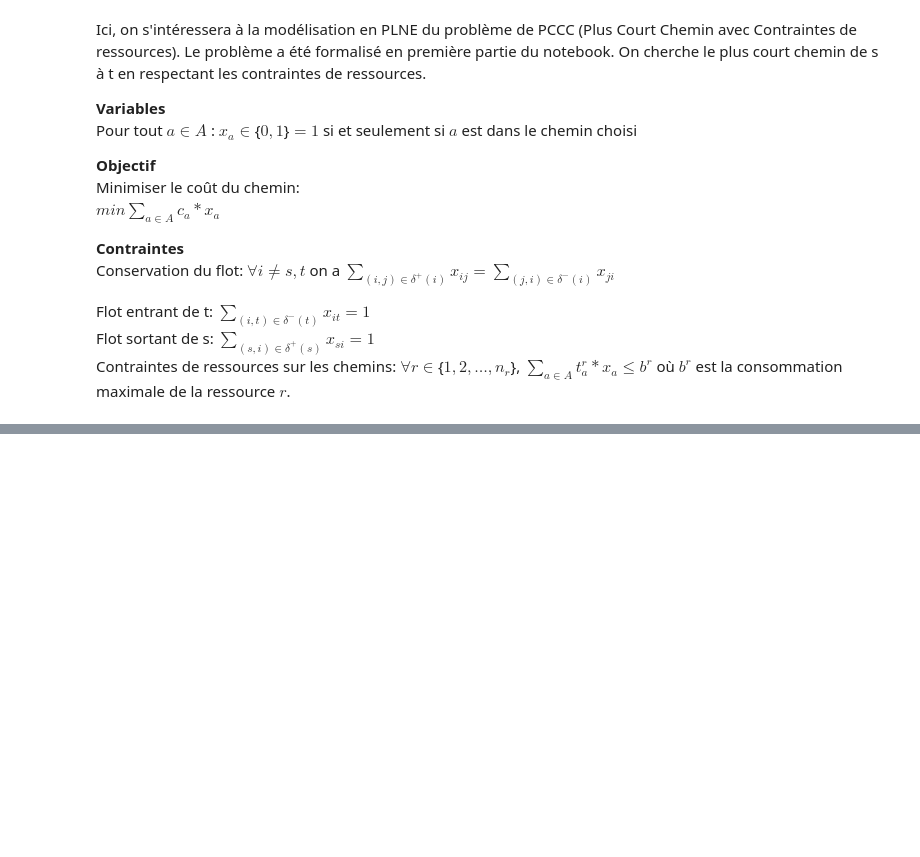
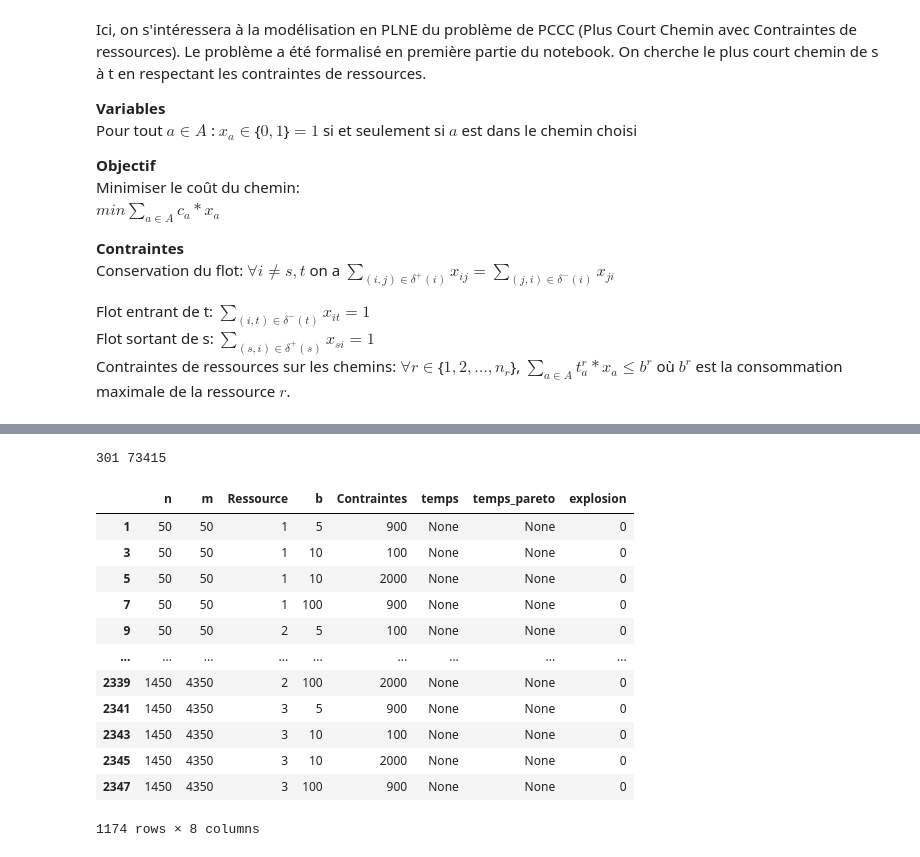
Before and after one commit to dmkant/Camino, a Jupyter notebook: Rendu_Intermediaire.ipynb, the cells around one changed output, grey strips where cells are left out. Drawn from its saved outputs; the diff is of its cells as text; code cells hidden in the pictures; blank space fills up the shorter version.

Commit message:
PLNE n-graphe

```diff
--- a/Rendu_Intermediaire.ipynb
+++ b/Rendu_Intermediaire.ipynb
@@ -30,8 +40,6 @@ On cherche a trouver un chemin qui minimise le coût et dont la consommation de
 ## Modélisation et génération du graphe
 Nous avons décidé de modéliser nos graphes à l'aide du paradigme de la Programmation Orienté Objet(POO). Vous pouvez voir ci-dessous la classe *Graphe* dont chaque instance contient les attributs **ressource** (liste contenant l'ensemble des ressources),**nb_ressource**,  **noeud**, **nb_arc**  et **arc** (dictionnaire contenant l'ensemble des arcs avec leurs coût et leur consommation de ressource)
 # %%
-import numpy as np
-import numpy.random as r
 
 """
     Modélisation d'un graphe : classe Graphe
@@ -111,7 +119,8 @@ class Graphe:
                 self.arc[origin[i]][dest[i]]=np.array([conso[i]])
                 self.nb_arc+=1
             else:
-                if (conso[i] not in self.arc[origin[i]][dest[i]]):
+                present=any([all(conso[i]==self.arc[origin[i]][dest[i]][h]) for h in range(len(self.arc[origin[i]][dest[i]]))])
+                if (not present):
                     self.arc[origin[i]][dest[i]]=np.append(self.arc[origin[i]][dest[i]],np.array([conso[i]]),axis=0)
                     self.nb_arc+=1
                 else:
@@ -140,7 +149,6 @@ class Graphe:
     #Fonction affichant le graphe sous forme
     # Sommet(nombre de successeurs) : [{successeur_i : vecteur conso }, ... ]
     def affiche(self):
-        print("Les ressources de ce graph sont : ", self.ressource)
         for key in self.arc.keys():
             print(str(key)+"("+str(len(self.arc[key]))+"): [ ",end="")
             for cle in self.arc[key].keys():
@@ -609,0 +672,22 @@ g.affiche()
+# %%
+"COMPARAISON DES GENERATEURS DE GRAPHES"
+
+n=[i for i in range(50,501,50)]
+temps1,temps2=[],[]
+for i in range(len(n)):
+    print("==========ITERATION========== :",i)
+    moy1,moy2,moy3=[],[],[]
+    for k in range(5):
+        start_time = time.time()
+        G1 = graphe_alea(n[i])
+        moy1+=[time.time()-start_time]
+        print("sommet",n[i],"arc", G1.nb_arc)
+        start_time = time.time()
+        G2=generateur_graph(n[i], G1.nb_arc,graph_simple=False)
+        moy2+=[time.time()-start_time]
+    temps1+=[np.sum(np.array(moy1))/5]
+    temps2+=[np.sum(np.array(moy2))/5]
+# %%
+print(len(G1.noeud),G1.nb_arc)
+# %% [output]
+301 73415
@@ -609,0 +702,33 @@ g.affiche()
+# %%
+
+n=[i for i in range(50,1500,50)]
+m=[1,2,3]
+nb_res=[1,2,3]
+b=[5,10,100]
+C=[100,900,2000]
+resu=[list(tup) for tup in it.product(n,m,nb_res,b,C)]
+for i in range(len(resu)):
+  resu[i][1]=int(resu[i][1]*resu[i][0])
+df=pd.DataFrame(resu,columns = ['n', 'm', 'Ressource', 'b','Contraintes'])
+df['temps']=None
+df['temps_pareto']=None
+df['explosion']=0
+
+#Aboa
+df[::][0:df.shape[0]:2]
+#Hugo
+df[::][1:df.shape[0]:2]
+# %% [output]
+|  | n | m | Ressource | b | Contraintes | temps | temps_pareto | explosion |
+| 1 | 50 | 50 | 1 | 5 | 900 | None | None | 0 |
+| 3 | 50 | 50 | 1 | 10 | 100 | None | None | 0 |
+| 5 | 50 | 50 | 1 | 10 | 2000 | None | None | 0 |
+| 7 | 50 | 50 | 1 | 100 | 900 | None | None | 0 |
+| 9 | 50 | 50 | 2 | 5 | 100 | None | None | 0 |
+| ... | ... | ... | ... | ... | ... | ... | ... | ... |
+| 2339 | 1450 | 4350 | 2 | 100 | 2000 | None | None | 0 |
+| 2341 | 1450 | 4350 | 3 | 5 | 900 | None | None | 0 |
+| 2343 | 1450 | 4350 | 3 | 10 | 100 | None | None | 0 |
+| 2345 | 1450 | 4350 | 3 | 10 | 2000 | None | None | 0 |
+| 2347 | 1450 | 4350 | 3 | 100 | 900 | None | None | 0 |
+1174 rows × 8 columns
```
Also changed, not shown: parts of 18 cells of this notebook.
